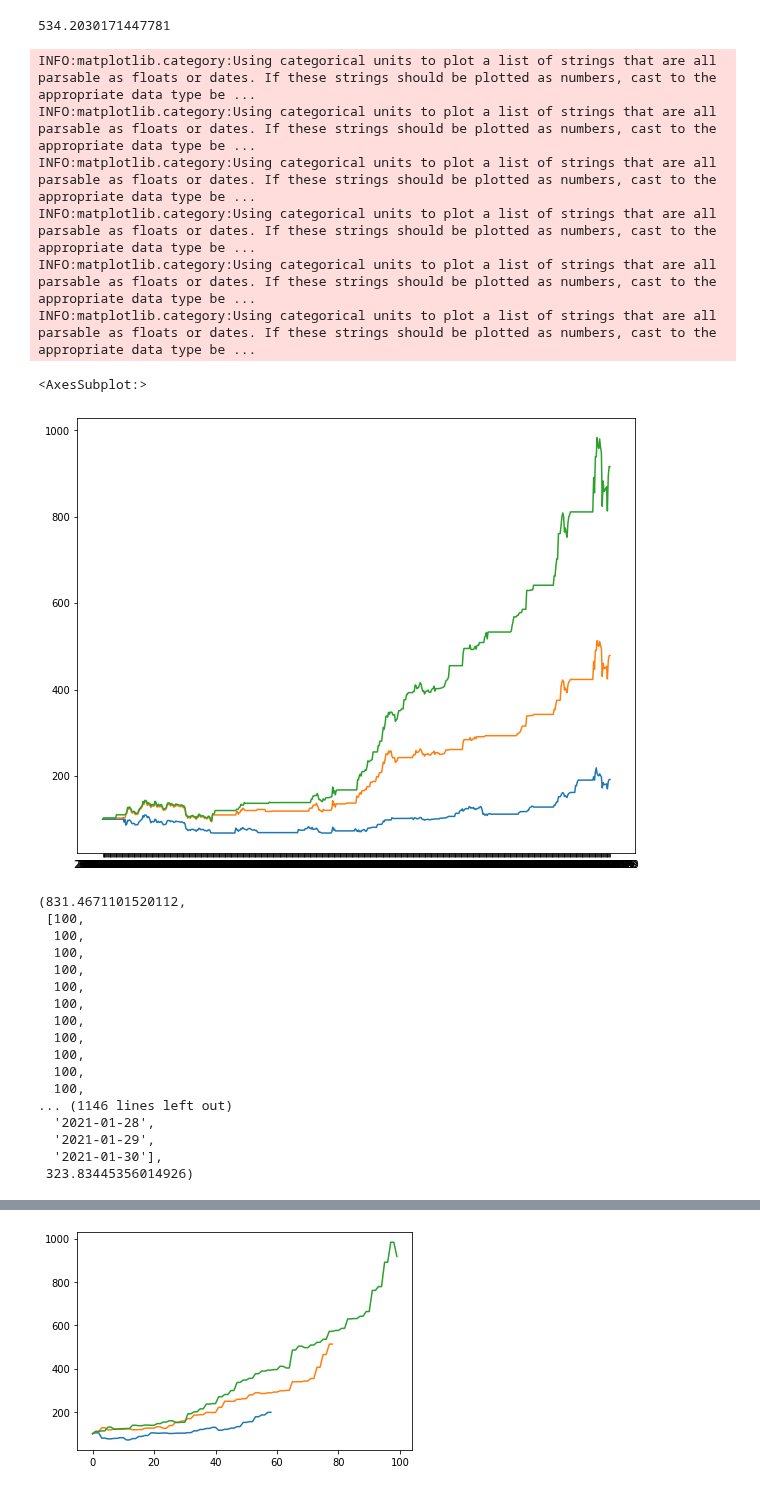
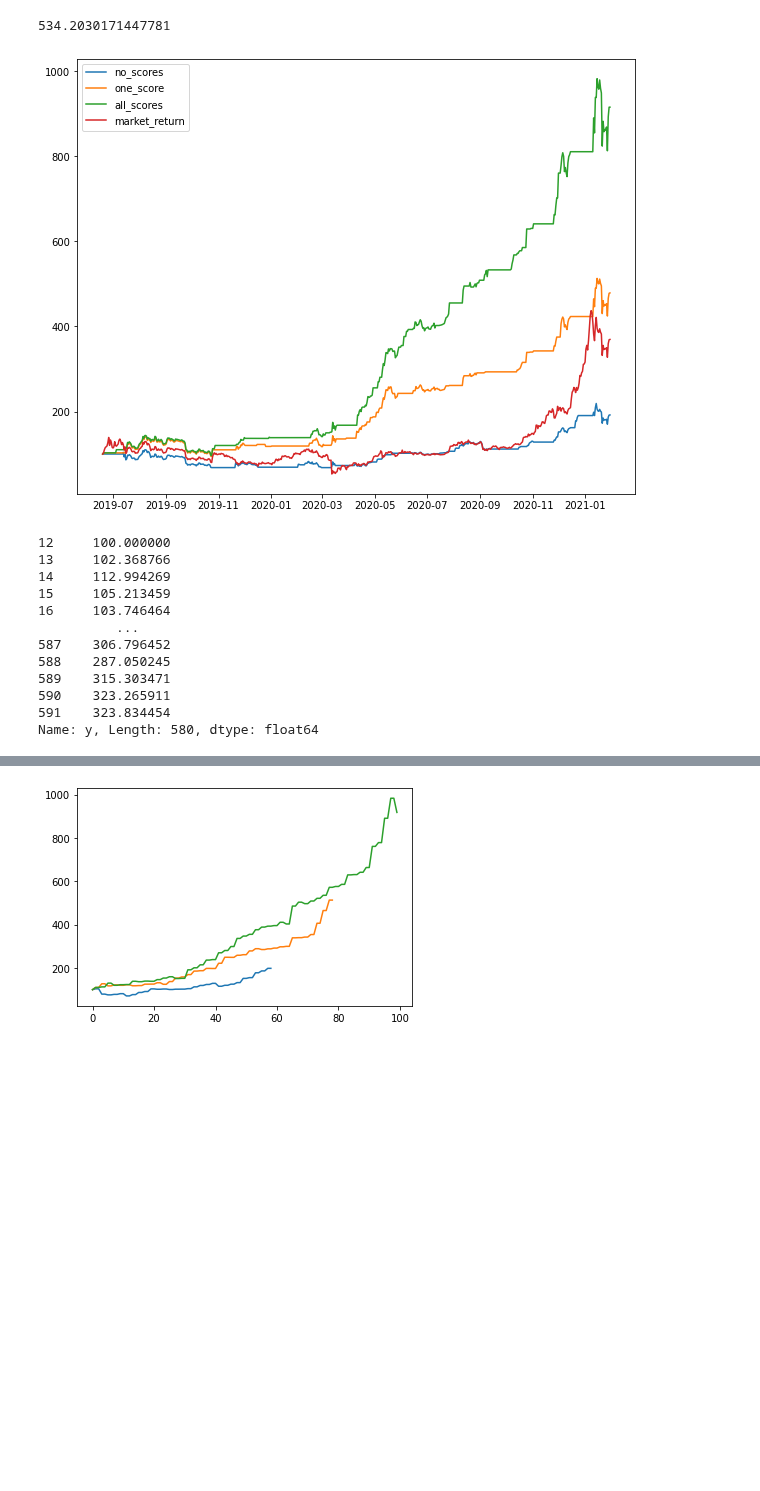
Before and after one commit to Dmunozig/crypto_sentiment, a Jupyter notebook: notebooks/Yassine modelling NB.ipynb, the cells around one changed output, grey strips where cells are left out. Cells and saved outputs as stored; diff of their text form; code cells hidden in the pictures; blank space fills up the shorter version.

```diff
--- a/notebooks/Yassine modelling NB.ipynb
+++ b/notebooks/Yassine modelling NB.ipynb
@@ -351,7 +351,7 @@ def wallet_2(budget, df, start='2019-06-19', end='2021-03-01'):
     cash = budget
     btc_value = 0
 
-    market_portfolio = (budget/new_df['y'][start])*new_df['y'][end-1]
+    market_portfolio = (budget/new_df['y'][start])*new_df['y'][:end]
     portfolio_value = []
     transaction_dates = []
     for index, row in new_df.iterrows():
@@ -394,44 +394,39 @@ def wallet_2(budget, df, start='2019-06-19', end='2021-03-01'):
     else:
         return (portfolio_value[-1], portfolio_value, transaction_dates, market_portfolio)
 # %%
-#comparision_2 = pd.read_csv('../data/predictions_fear_greed_score.csv')
+comparision_2 = pd.read_csv('../data/predictions_fear_greed_score.csv')
 # %%
-#comparision = pd.read_csv('../data/predictions_no_score.csv')
-#comparision_3 = pd.read_csv('../data/predictions_all_scores_best.csv')
+comparision = pd.read_csv('../data/predictions_no_score.csv')
+comparision_3 = pd.read_csv('../data/predictions_all_scores_best.csv')
+# %%
+comparision['ds'] = pd.to_datetime(comparision['ds'])
+comparision_2['ds'] = pd.to_datetime(comparision_2['ds'])
+comparision_3['ds'] = pd.to_datetime(comparision_3['ds'])
 # %%
-fig, ax = plt.subplots(1,1,figsize=(10,8))
-sns.lineplot(wallet_2(100, comparision, end='2021-01-31')[2],wallet_2(100, comparision, end='2021-01-31')[1])
-sns.lineplot(wallet_2(100, comparision_2, end='2021-01-31')[2],wallet_2(100, comparision_2, end='2021-01-31')[1])
-sns.lineplot(wallet_2(100,comparision_3, end='2021-01-31')[2],wallet_2(100,comparision_3, end='2021-01-31')[1])
+plt.figure(figsize=(10,8))
+plt.plot(wallet_2(100, comparision, end='2021-01-31')[2],wallet_2(100, comparision, end='2021-01-31')[1], label='no_scores')
+plt.plot(wallet_2(100, comparision_2, end='2021-01-31')[2],wallet_2(100, comparision_2, end='2021-01-31')[1], label ='one_score')
+plt.plot(wallet_2(100,comparision_3, end='2021-01-31')[2],wallet_2(100,comparision_3, end='2021-01-31')[1], label ='all_scores')
+plt.plot(wallet_2(100,comparision_3, end='2021-01-31')[2],wallet_2(100,comparision_3, end='2021-01-31')[3], label = 'market_return')
+plt.legend()
+plt.show()
 # %% [output]
-INFO:matplotlib.category:Using categorical units to plot a list of strings that are all parsable as floats or dates. If these strings should be plotted as numbers, cast to the appropriate data type be ...
-INFO:matplotlib.category:Using categorical units to plot a list of strings that are all parsable as floats or dates. If these strings should be plotted as numbers, cast to the appropriate data type be ...
-INFO:matplotlib.category:Using categorical units to plot a list of strings that are all parsable as floats or dates. If these strings should be plotted as numbers, cast to the appropriate data type be ...
-INFO:matplotlib.category:Using categorical units to plot a list of strings that are all parsable as floats or dates. If these strings should be plotted as numbers, cast to the appropriate data type be ...
-INFO:matplotlib.category:Using categorical units to plot a list of strings that are all parsable as floats or dates. If these strings should be plotted as numbers, cast to the appropriate data type be ...
-INFO:matplotlib.category:Using categorical units to plot a list of strings that are all parsable as floats or dates. If these strings should be plotted as numbers, cast to the appropriate data type be ...
-<AxesSubplot:>
-[figure, old version]
+[figure, new version]
 # %%
-wallet_2(100,comparision_3,start='2019-07-01', end='2021-01-31')
+wallet_2(100,comparision_3,start='2019-07-01', end='2021-01-31')[3]
 # %% [output]
-(831.4671101520112,
- [100,
-  100,
-  100,
-  100,
-  100,
-  100,
-  100,
-  100,
-  100,
-  100,
-  100,
-... (1146 lines left out)
-  '2021-01-28',
-  '2021-01-29',
-  '2021-01-30'],
- 323.83445356014926)
+12     100.000000
+13     102.368766
+14     112.994269
+15     105.213459
+16     103.746464
+          ...
+587    306.796452
+588    287.050245
+589    315.303471
+590    323.265911
+591    323.834454
+Name: y, Length: 580, dtype: float64
 # %%
 comparision_3
 # %% [output]
```
